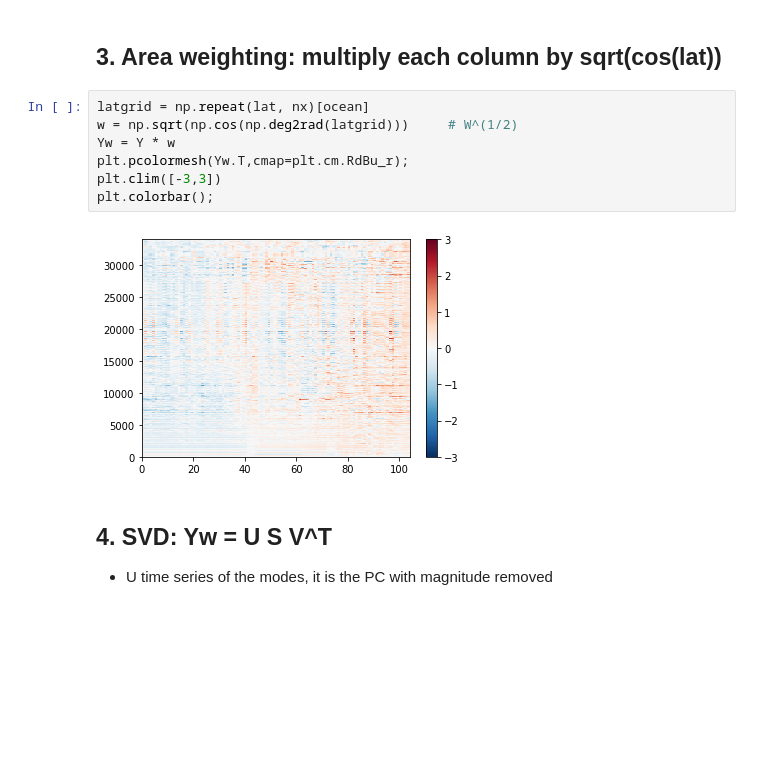
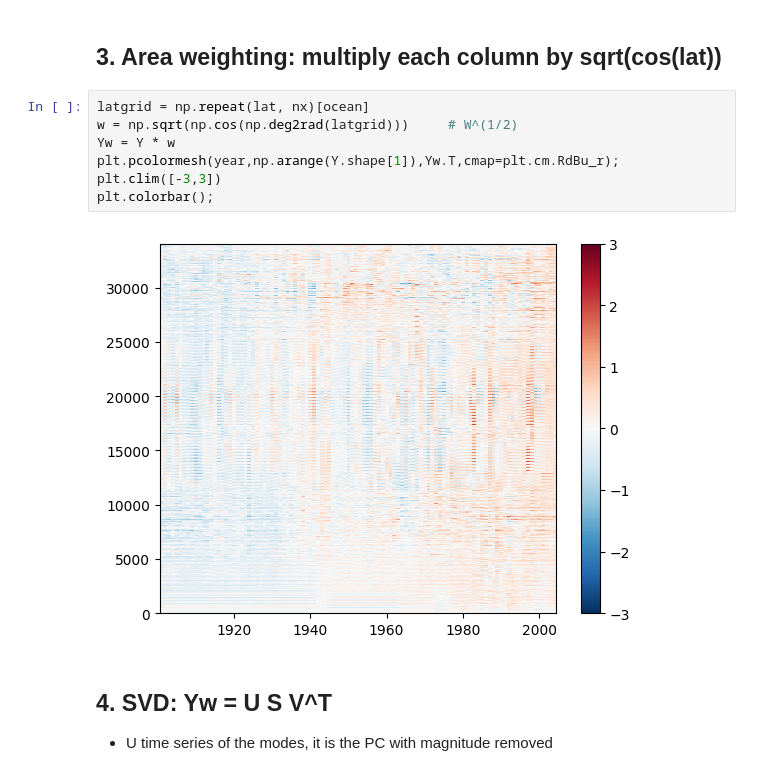
Before and after one commit to cl3225/CLMTG-5060, a Jupyter notebook: Lecture14_example.ipynb, the cells around one changed output. Saved outputs shown, nothing was run; the diff lists cells and outputs as text; blank space fills up the shorter version.

```diff
--- a/Lecture14_example.ipynb
+++ b/Lecture14_example.ipynb
@@ -68,12 +71,12 @@ N = 104 years, M = 34053 grid points
 # %%
 latgrid = np.repeat(lat, nx)[ocean]
 w = np.sqrt(np.cos(np.deg2rad(latgrid)))     # W^(1/2)
 Yw = Y * w
-plt.pcolormesh(Yw.T,cmap=plt.cm.RdBu_r);
+plt.pcolormesh(year,np.arange(Y.shape[1]),Yw.T,cmap=plt.cm.RdBu_r);
 plt.clim([-3,3])
 plt.colorbar();
 # %% [output]
-[figure, old version]
+[figure, new version]
 # %% [markdown]
 ## 4. SVD:  Yw = U S V^T
 - U time series of the modes, it is the PC with magnitude removed
```
Also changed, not shown: parts of 17 cells of this notebook.
